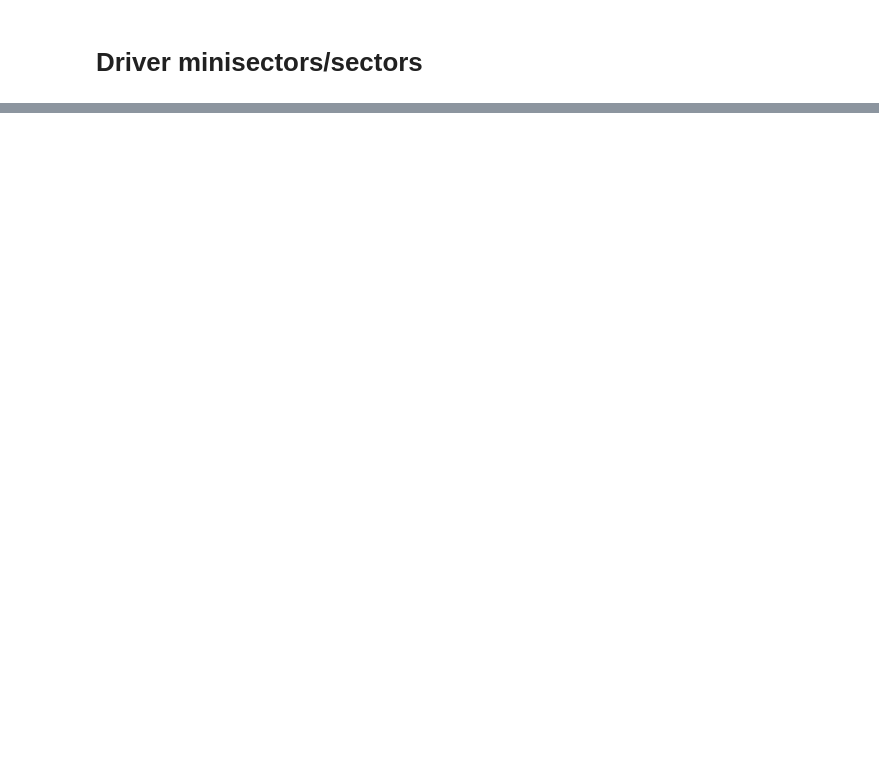
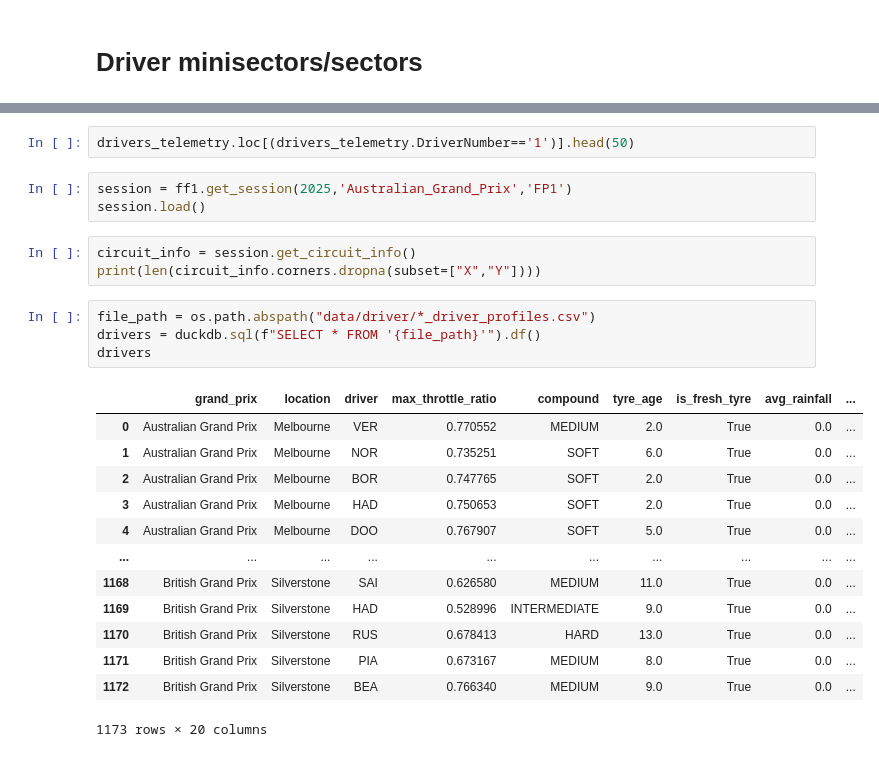
Before and after one commit to tomasz-solis/formula1, a Jupyter notebook: EDA/wip.ipynb, the cells around one changed output, grey strips where cells are left out. Saved outputs shown, nothing was run; the diff lists cells and outputs as text; blank space fills up the shorter version.

```diff
--- a/EDA/wip.ipynb
+++ b/EDA/wip.ipynb
@@ -269,0 +29,26 @@ array(['testing', 'conventional', 'sprint_qualifying'], dtype=object)
+# %%
+drivers_telemetry.loc[(drivers_telemetry.DriverNumber=='1')].head(50)
+# %%
+session = ff1.get_session(2025,'Australian_Grand_Prix','FP1')
+session.load()
+# %%
+circuit_info = session.get_circuit_info()
+print(len(circuit_info.corners.dropna(subset=["X","Y"])))
+# %%
+file_path = os.path.abspath("data/driver/*_driver_profiles.csv")
+drivers = duckdb.sql(f"SELECT * FROM '{file_path}'").df()
+drivers
+# %% [output]
+|  | grand_prix | location | driver | max_throttle_ratio | compound | tyre_age | is_fresh_tyre | avg_rainfall | ... |
+| 0 | Australian Grand Prix | Melbourne | VER | 0.770552 | MEDIUM | 2.0 | True | 0.0 | ... |
+| 1 | Australian Grand Prix | Melbourne | NOR | 0.735251 | SOFT | 6.0 | True | 0.0 | ... |
+| 2 | Australian Grand Prix | Melbourne | BOR | 0.747765 | SOFT | 2.0 | True | 0.0 | ... |
+| 3 | Australian Grand Prix | Melbourne | HAD | 0.750653 | SOFT | 2.0 | True | 0.0 | ... |
+| 4 | Australian Grand Prix | Melbourne | DOO | 0.767907 | SOFT | 5.0 | True | 0.0 | ... |
+| ... | ... | ... | ... | ... | ... | ... | ... | ... | ... |
+| 1168 | British Grand Prix | Silverstone | SAI | 0.626580 | MEDIUM | 11.0 | True | 0.0 | ... |
+| 1169 | British Grand Prix | Silverstone | HAD | 0.528996 | INTERMEDIATE | 9.0 | True | 0.0 | ... |
+| 1170 | British Grand Prix | Silverstone | RUS | 0.678413 | HARD | 13.0 | True | 0.0 | ... |
+| 1171 | British Grand Prix | Silverstone | PIA | 0.673167 | MEDIUM | 8.0 | True | 0.0 | ... |
+| 1172 | British Grand Prix | Silverstone | BEA | 0.766340 | MEDIUM | 9.0 | True | 0.0 | ... |
+1173 rows × 20 columns
```
Also changed, not shown: parts of 23 cells of this notebook, 6 other files.
